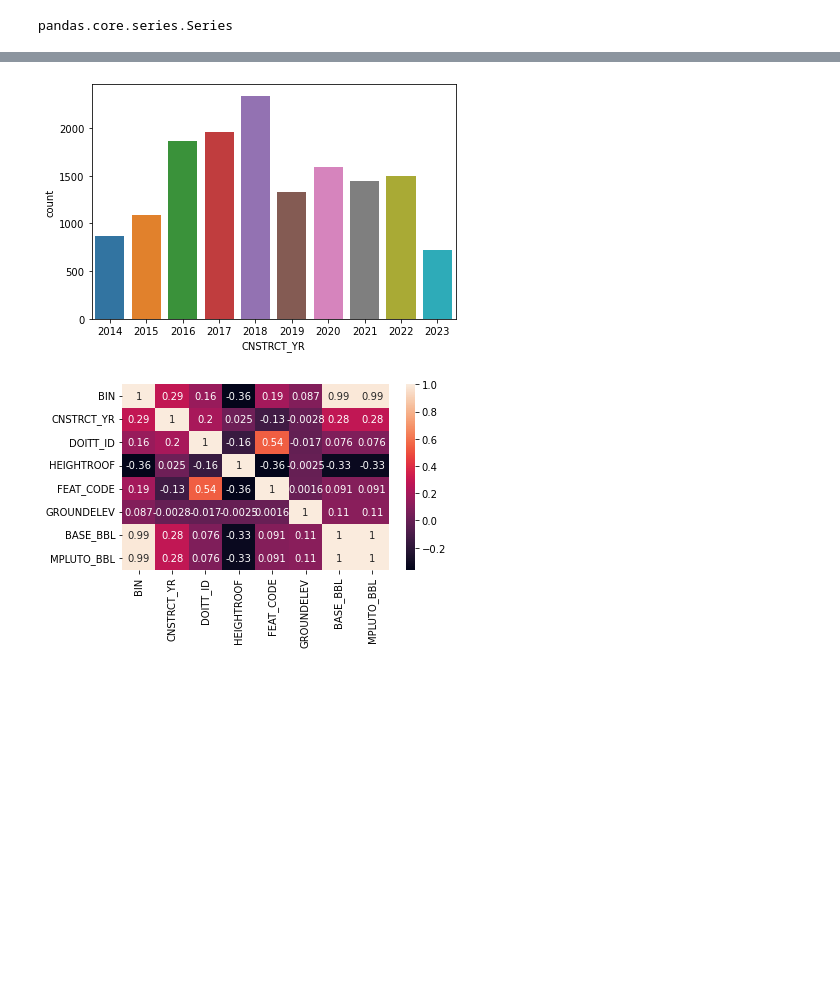
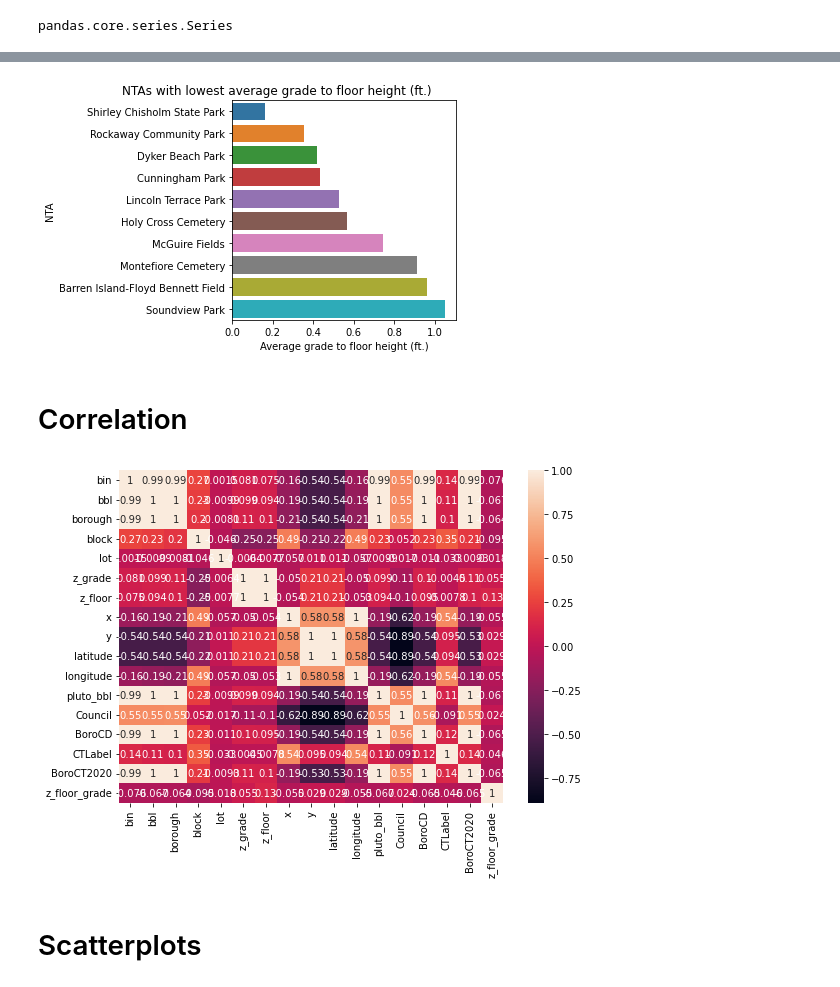
Before and after one commit to mebauer/statistics-using-python, a Jupyter notebook: exploratory-data-analysis.ipynb, the cells around one changed output, grey strips where cells are left out. Saved outputs shown, nothing was run; the diff lists cells and outputs as text; code cells hidden in the pictures; blank space fills up the shorter version.

Commit message:
switching datasets to building elevations

```diff
--- a/exploratory-data-analysis.ipynb
+++ b/exploratory-data-analysis.ipynb
@@ -25,8 +33,8 @@ seaborn   : 0.11.2
 %%time
 
 # path on the web
-path = 'https://data.cityofnewyork.us/api/views/qb5r-6dgf/rows.csv?accessType=DOWNLOAD'
-df = pd.read_csv(path)
+path = 'https://data.cityofnewyork.us/api/views/bsin-59hv/rows.csv?date=20240317&accessType=DOWNLOAD'
+df = pd.read_csv(path, low_memory=False)
 
 print('shape of data: {}'.format(df.shape))
 df.head()
@@ -111,0 +156,5 @@ df.describe(include='object')
+# %%
+df.loc[df['z_grade'] == 0, 'z_grade'] = np.nan
+df.loc[df['z_floor'] == 0, 'z_floor'] = np.nan
+
+df.loc[:, ['z_grade', 'z_floor']].describe()
@@ -111,0 +171,5 @@ df.describe(include='object')
+# %%
+# calculate building grade to floor height
+df = df.assign(z_floor_grade=df['z_floor'] - df['z_grade'])
+
+df['z_floor_grade'].describe()
@@ -251,37 +398,32 @@ Name: LSTSTATYPE, dtype: int64
 # %%
 fig, ax = plt.subplots(figsize=(6, 4))
 
-bar_df = (
-    df
-    .loc[df['CNSTRCT_YR'].between(2014, 2023)]
-    .astype({'CNSTRCT_YR':'int32'})
-    .groupby(by='CNSTRCT_YR')['DOITT_ID']
-    .count()
-    .reset_index()
-    .rename(columns={'DOITT_ID':'count'})
+sns.barplot(
+    y=lowest_floor_nta.index,
+    x=lowest_floor_nta,
 )
 
-
-sns.barplot(
-    x='CNSTRCT_YR',
-    y='count',
-    data=bar_df
-)
+plt.title('NTAs with lowest average grade to floor height (ft.)', x=.2)
+plt.xlabel('Average grade to floor height (ft.)')
+plt.ylabel('NTA')
 
 plt.tight_layout()
 # %% [output]
-[figure, old version]
+[figure, new version]
+# %% [markdown]
+# Correlation
 # %%
-fig, ax = plt.subplots(figsize=(6, 4))
+fig, ax = plt.subplots(figsize=(8, 6))
 
 sns.heatmap(
-    df.drop(columns=['SHAPE_AREA', 'SHAPE_LEN'])
-        .corr(),
+    df.corr(),
     ax=ax,
     annot=True
 )
 
 plt.tight_layout()
 # %% [output]
-[figure, old version]
+[figure, new version]
+# %% [markdown]
+# Scatterplots
 # %%
```
Also changed, not shown: parts of 53 cells of this notebook.
